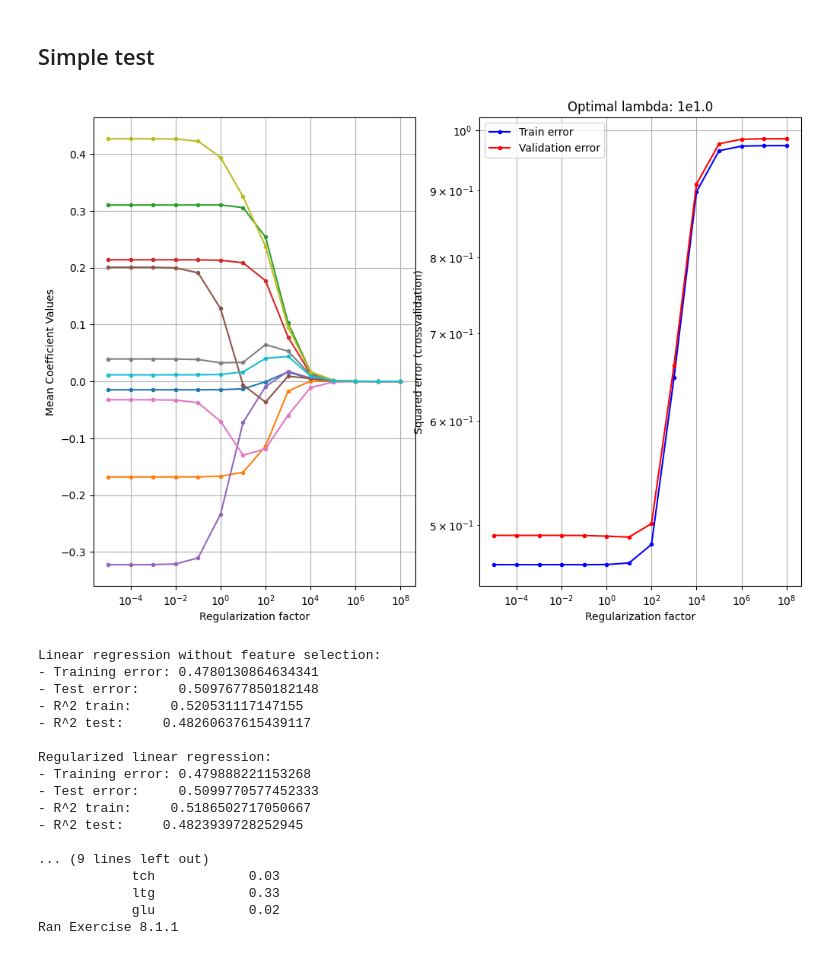
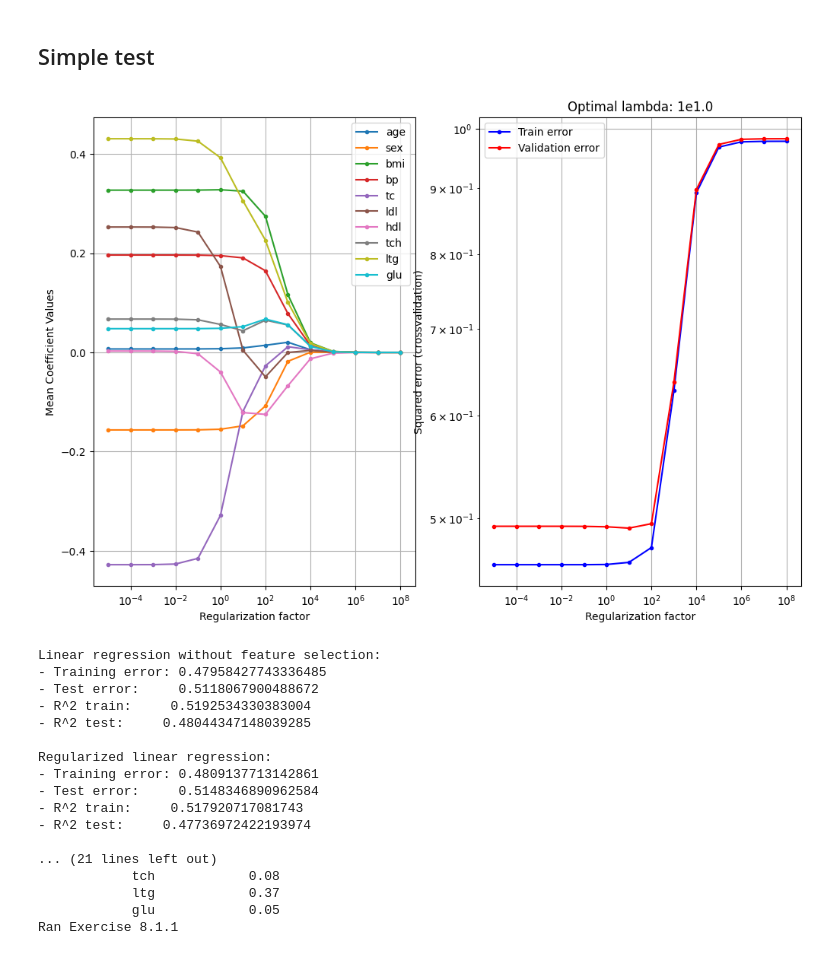
Before and after one commit to vietnhprivat/mldm02450, a Jupyter notebook: src.ipynb, the cells around one changed output. Drawn from its saved outputs; the diff is of its cells as text; code cells hidden in the pictures.

```diff
--- a/src.ipynb
+++ b/src.ipynb
@@ -60,10 +60,10 @@ y = y.to_numpy().flatten()
 # %%
 ## Crossvalidation
 # Create crossvalidation partition for evaluation
-K = 5
+K = 10
 CV = model_selection.KFold(K, shuffle=True)
 # CV = model_selection.KFold(K, shuffle=False)
-
+np.random.seed(2)
 # Values of lambda
 lambdas = np.power(10.0, range(-5, 9))
 
@@ -153,7 +153,7 @@ for train_index, test_index in CV.split(X, y):
         grid()
         # You can choose to display the legend, but it's omitted for a cleaner
         # plot, since there are many attributes
-        # legend(attributeNames[1:], loc='best')
+        legend(attributeNames[1:], loc='best')
 
         subplot(1, 2, 2)
         title("Optimal lambda: 1e{0}".format(np.log10(opt_lambda)))
@@ -182,49 +182,57 @@ print(
         (Error_train_nofeatures.sum() - Error_train.sum())
         / Error_train_nofeatures.sum()
     )
 )
 print(
     "- R^2 test:     {0}\n".format(
         (Error_test_nofeatures.sum() - Error_test.sum()) / Error_test_nofeatures.sum()
     )
 )
 print("Regularized linear regression:")
 print("- Training error: {0}".format(Error_train_rlr.mean()))
 print("- Test error:     {0}".format(Error_test_rlr.mean()))
 print(
     "- R^2 train:     {0}".format(
         (Error_train_nofeatures.sum() - Error_train_rlr.sum())
         / Error_train_nofeatures.sum()
     )
 )
 print(
     "- R^2 test:     {0}\n".format(
         (Error_test_nofeatures.sum() - Error_test_rlr.sum())
         / Error_test_nofeatures.sum()
     )
 )
 
 print("Weights in last fold:")
 for m in range(M):
-    print("{:>15} {:>15}".format(attributeNames[m], np.round(w_rlr[m, -1], 2)))
+    print("{:>15} {:>15}".format(attributeNames[m], np.round(w_rlr[m, -1], 6)))
 
+
+# Compute the mean weights across all folds
+mean_w_rlr = np.mean(w_rlr, axis=1)
+
+# Print the mean weights
+print("Mean weights for optimal lambda across all folds:")
+for m in range(M):
+    print("{:>15} {:>15}".format(attributeNames[m], np.round(mean_w_rlr[m], 2)))
 print("Ran Exercise 8.1.1")
 # %% [output]
-[figure, old version]
+[figure, new version]
 Linear regression without feature selection:
-- Training error: 0.4780130864634341
-- Test error:     0.5097677850182148
-- R^2 train:     0.520531117147155
-- R^2 test:     0.48260637615439117
+- Training error: 0.47958427743336485
+- Test error:     0.5118067900488672
+- R^2 train:     0.5192534330383004
+- R^2 test:     0.48044347148039285
 
 Regularized linear regression:
-- Training error: 0.479888221153268
-- Test error:     0.5099770577452333
-- R^2 train:     0.5186502717050667
-- R^2 test:     0.4823939728252945
+- Training error: 0.4809137713142861
+- Test error:     0.5148346890962584
+- R^2 train:     0.517920717081743
+- R^2 test:     0.47736972422193974
 
-... (9 lines left out)
-            tch            0.03
-            ltg            0.33
-            glu            0.02
+... (21 lines left out)
+            tch            0.08
+            ltg            0.37
+            glu            0.05
 Ran Exercise 8.1.1
```
Also changed, not shown: parts of 4 cells of this notebook.
